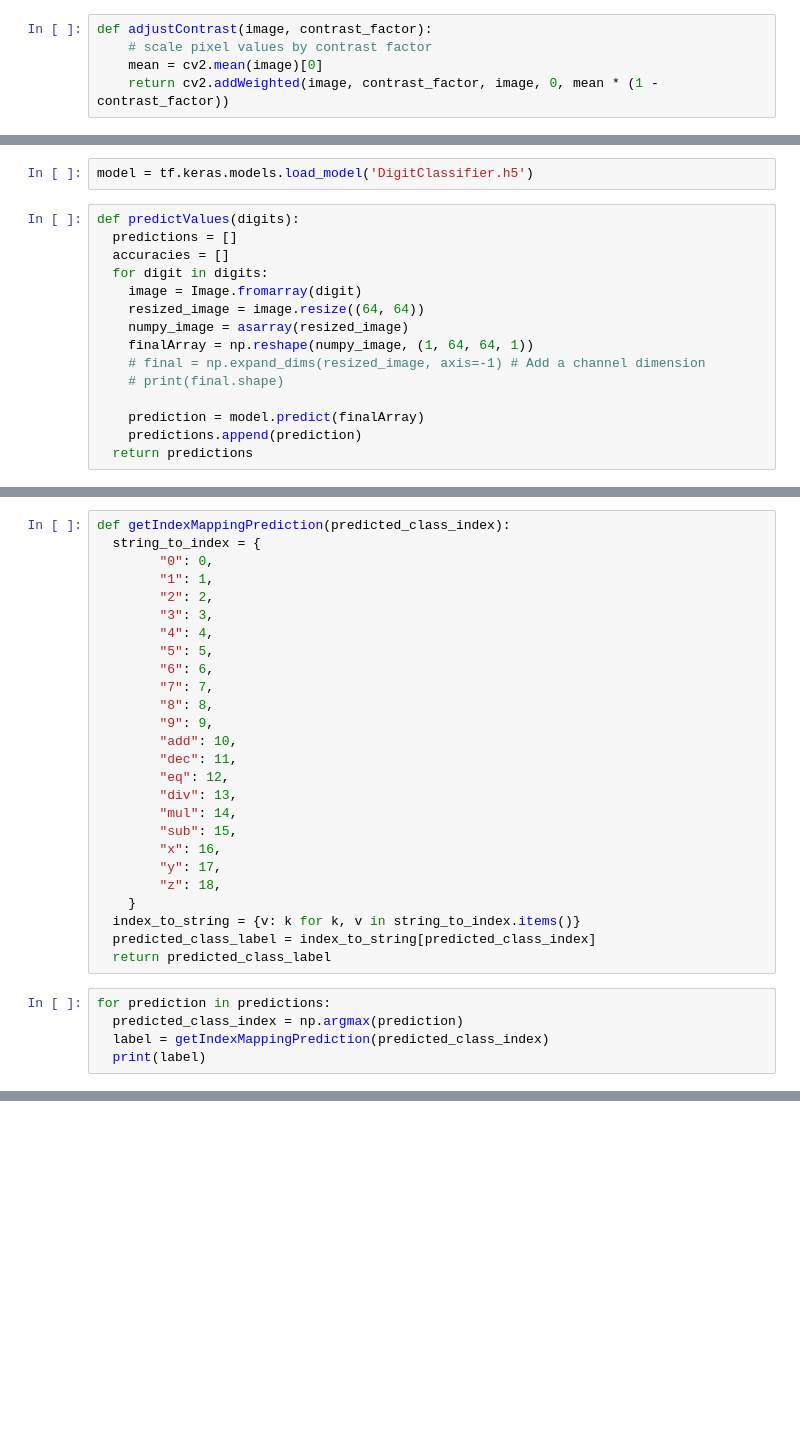
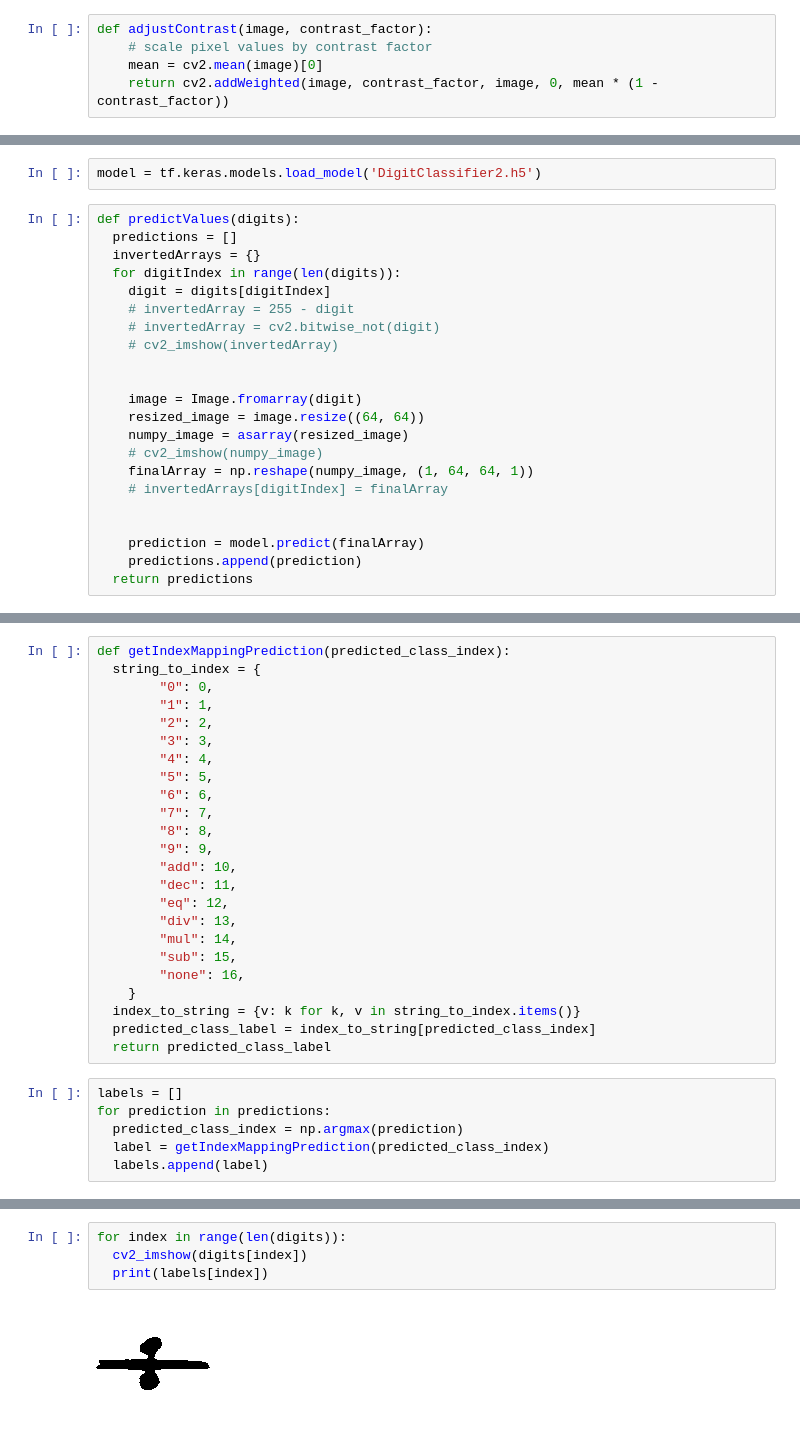
Before and after one commit to thomas-c-reid/TensorflowMathDetection, a Jupyter notebook: Image_recognition.ipynb, the cells around one changed output, grey strips where cells are left out. Cells and saved outputs as stored; diff of their text form; blank space fills up the shorter version.

Commit message:
updated model and dataset

```diff
--- a/Image_recognition.ipynb
+++ b/Image_recognition.ipynb
@@ -76,16 +108,23 @@ digits = segmentImage(processedImg)
 # %%
-model = tf.keras.models.load_model('DigitClassifier.h5')
+model = tf.keras.models.load_model('DigitClassifier2.h5')
 # %%
 def predictValues(digits):
   predictions = []
-  accuracies = []
-  for digit in digits:
+  invertedArrays = {}
+  for digitIndex in range(len(digits)):
+    digit = digits[digitIndex]
+    # invertedArray = 255 - digit
+    # invertedArray = cv2.bitwise_not(digit)
+    # cv2_imshow(invertedArray)
+
+
     image = Image.fromarray(digit)
     resized_image = image.resize((64, 64))
     numpy_image = asarray(resized_image)
+    # cv2_imshow(numpy_image)
     finalArray = np.reshape(numpy_image, (1, 64, 64, 1))
-    # final = np.expand_dims(resized_image, axis=-1) # Add a channel dimension
-    # print(final.shape)
+    # invertedArrays[digitIndex] = finalArray
+
 
     prediction = model.predict(finalArray)
     predictions.append(prediction)
@@ -116,15 +165,14 @@ def getIndexMappingPrediction(predicted_class_index):
         "div": 13,
         "mul": 14,
         "sub": 15,
-        "x": 16,
-        "y": 17,
-        "z": 18,
+        "none": 16,
     }
   index_to_string = {v: k for k, v in string_to_index.items()}
   predicted_class_label = index_to_string[predicted_class_index]
   return predicted_class_label
 # %%
+labels = []
 for prediction in predictions:
   predicted_class_index = np.argmax(prediction)
   label = getIndexMappingPrediction(predicted_class_index)
-  print(label)
+  labels.append(label)
@@ -135,0 +179,6 @@ x
+# %%
+for index in range(len(digits)):
+  cv2_imshow(digits[index])
+  print(labels[index])
+# %% [output]
+[figure, added]
```
Also changed, not shown: parts of 9 cells of this notebook, 8 other files.
